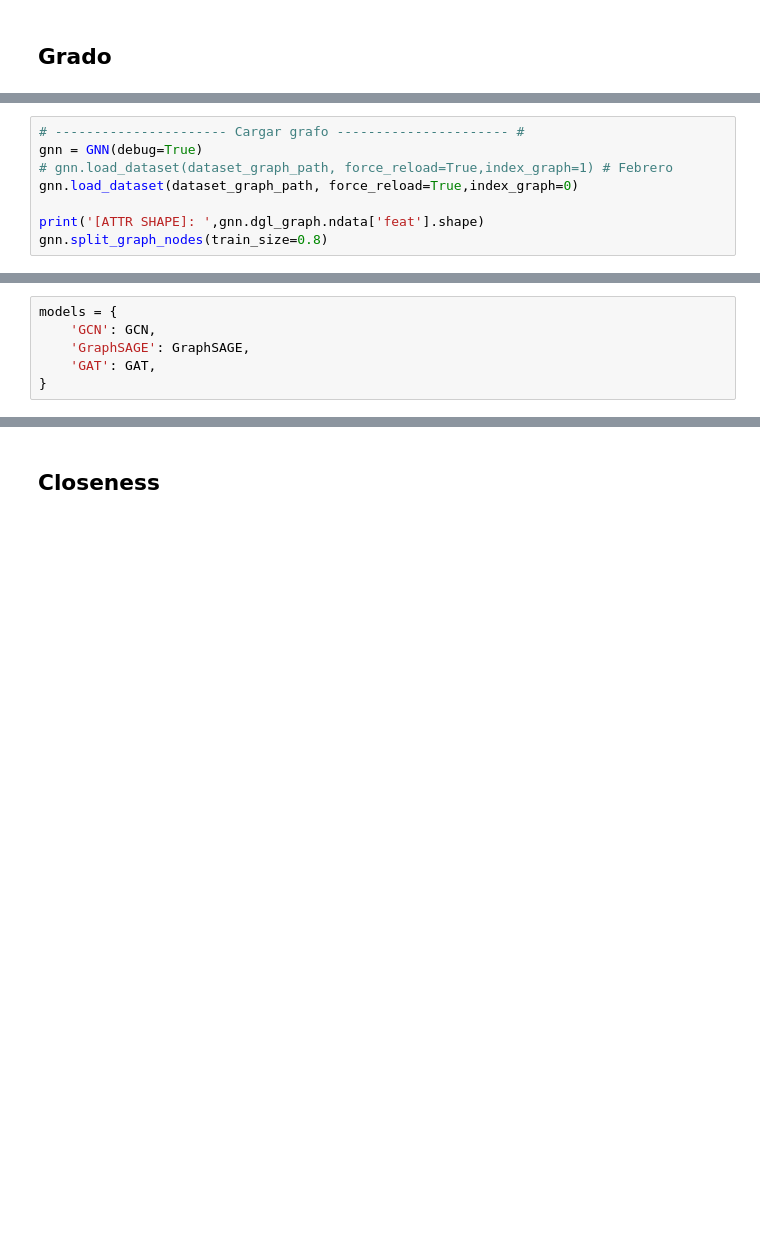
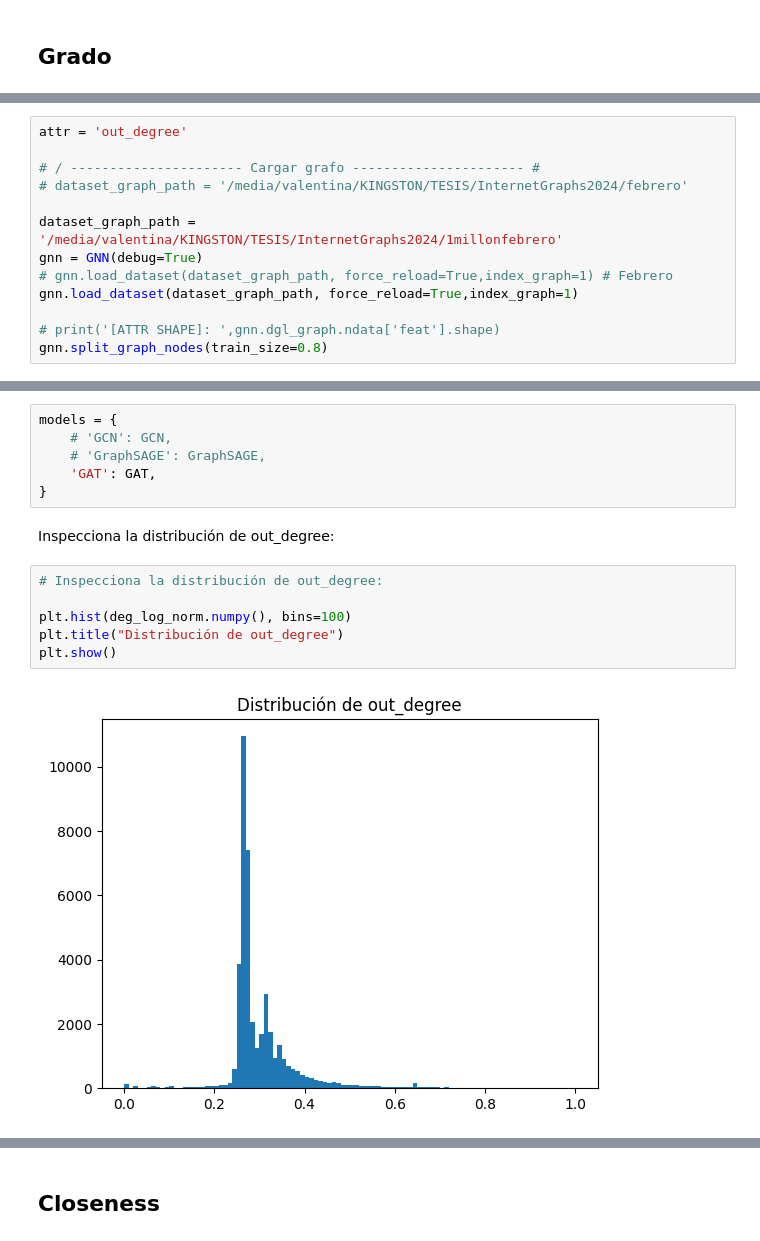
Before and after one commit to valesteban/TrabajoTesis, a Jupyter notebook: train_embeddings.ipynb, the cells around one changed output, grey strips where cells are left out. Cells and saved outputs as stored; diff of their text form; blank space fills up the shorter version.

```diff
--- a/train_embeddings.ipynb
+++ b/train_embeddings.ipynb
@@ -761,9 +995,14 @@ dataset_graph_path
 # %%
-# ---------------------- Cargar grafo ---------------------- #
+attr = 'out_degree'
+
+# / ---------------------- Cargar grafo ---------------------- #
+# dataset_graph_path = '/media/valentina/KINGSTON/TESIS/InternetGraphs2024/febrero'
+
+dataset_graph_path = '/media/valentina/KINGSTON/TESIS/InternetGraphs2024/1millonfebrero'
 gnn = GNN(debug=True)
 # gnn.load_dataset(dataset_graph_path, force_reload=True,index_graph=1) # Febrero
-gnn.load_dataset(dataset_graph_path, force_reload=True,index_graph=0)
+gnn.load_dataset(dataset_graph_path, force_reload=True,index_graph=1)
 
-print('[ATTR SHAPE]: ',gnn.dgl_graph.ndata['feat'].shape)
+# print('[ATTR SHAPE]: ',gnn.dgl_graph.ndata['feat'].shape)
 gnn.split_graph_nodes(train_size=0.8)
 # %% [output]
@@ -787,6 +1028,16 @@ gnn.dgl_graph.ndata['out_degree'] = deg_norm
 # %%
 models = {
-    'GCN': GCN,
-    'GraphSAGE': GraphSAGE,
+    # 'GCN': GCN,
+    # 'GraphSAGE': GraphSAGE,
     'GAT': GAT,
 }
+# %% [markdown]
+Inspecciona la distribución de out_degree:
+# %%
+# Inspecciona la distribución de out_degree:
+
+plt.hist(deg_log_norm.numpy(), bins=100)
+plt.title("Distribución de out_degree")
+plt.show()
+# %% [output]
+[figure, added]
```
Also changed, not shown: parts of 38 cells of this notebook, 2 other files.
